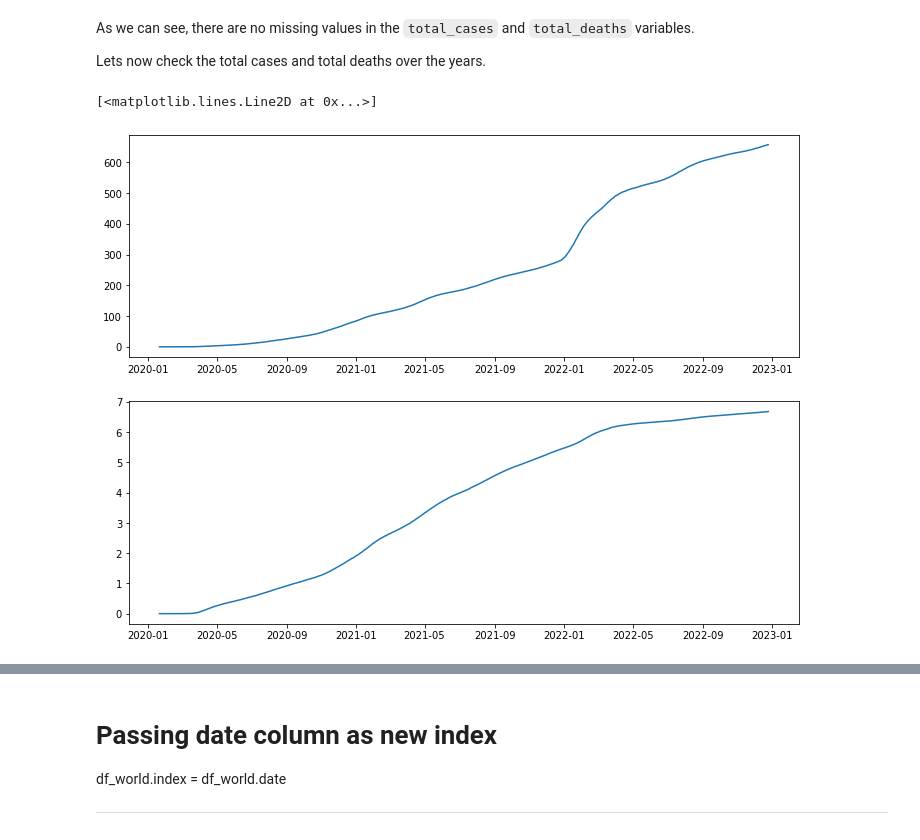
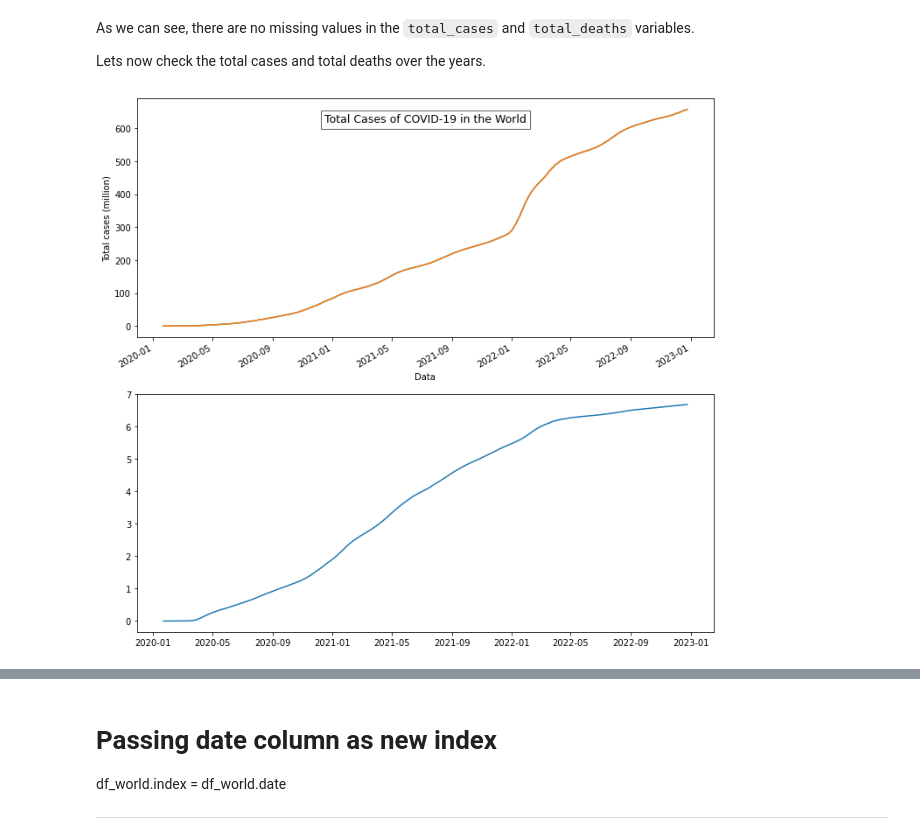
Before and after one commit to Mdrsilva/Covid-19_Data_Analysis, a Jupyter notebook: Covid_19_Data_Analysis.ipynb, the cells around one changed output, grey strips where cells are left out. Cells and saved outputs as stored; diff of their text form; code cells hidden in the pictures.

```diff
--- a/Covid_19_Data_Analysis.ipynb
+++ b/Covid_19_Data_Analysis.ipynb
@@ -629,38 +630,37 @@ Lets now check the total cases and total deaths over the years.
 # %%
 # Passing date column as new index
 df_world.index = df_world.date
 
 # Plotting total cases and total deaths
 
-fig, (ax1, ax2) = plt.subplots(nrows= 2, ncols=1, figsize=(12,9))
+fig, (ax1, ax2) = plt.subplots(nrows= 2, ncols=1, figsize=(10,9))
 
 # Plotting lines
 ax1.plot(df_world['total_cases'] / 1000000)
 ax2.plot(df_world['total_deaths'] / 1000000)
 
-# # def add_titlebox(ax, text):
+def add_titlebox(ax, text):
 
-# #      ax.text(.50, .9, text,
-# #          horizontalalignment='center',
-# #          transform=ax.transAxes,
-# #          bbox=dict(facecolor='white', alpha=0.6),
-# #          fontsize=12.5)
-# #      return ax
+     ax.text(.50, .9, text,
+        horizontalalignment='center',
+        transform=ax.transAxes,
+         bbox=dict(facecolor='white', alpha=0.6),
+         fontsize=12.5)
+     return ax
 
-# (df_world['total_cases'] / 1000000).plot(kind="line", ax=ax)
-# #ax1.set_title("Casos de Covid-19 no Mundo")
-# add_titlebox(ax, 'Casos de Covid-19 no Mundo')
-# ax.set_ylabel("Casos confirmados (Million)")
-# ax.set_xlabel("Data")
+(df_world['total_cases'] / 1000000).plot(kind="line", ax=ax1)
+#ax1.set_title("Casos de Covid-19 no Mundo")
+add_titlebox(ax1, 'Total Cases of COVID-19 in the World')
+ax1.set_ylabel("Total cases (million)")
+ax1.set_xlabel("Data")
 
 # (df_world['total_deaths'] / 1000000).plot(kind="line", ax=ax, color="r")
 # #ax2.set_title("Mortes por Covid-19 no Mundo")
 # add_titlebox(ax, 'Mortes por Covid-19 no Mundo')
 # ax.set_ylabel("Mortes por Covid (milhões)")
 # ax.set_xlabel("Data")
 
-# plt.tight_layout()
+plt.tight_layout()
 # plt.savefig('cases_and_deaths_world.png')
 # %% [output]
-[<matplotlib.lines.Line2D at 0x...>]
-[figure, old version]
+[figure, new version]
```
Also changed, not shown: parts of 3 cells of this notebook.
